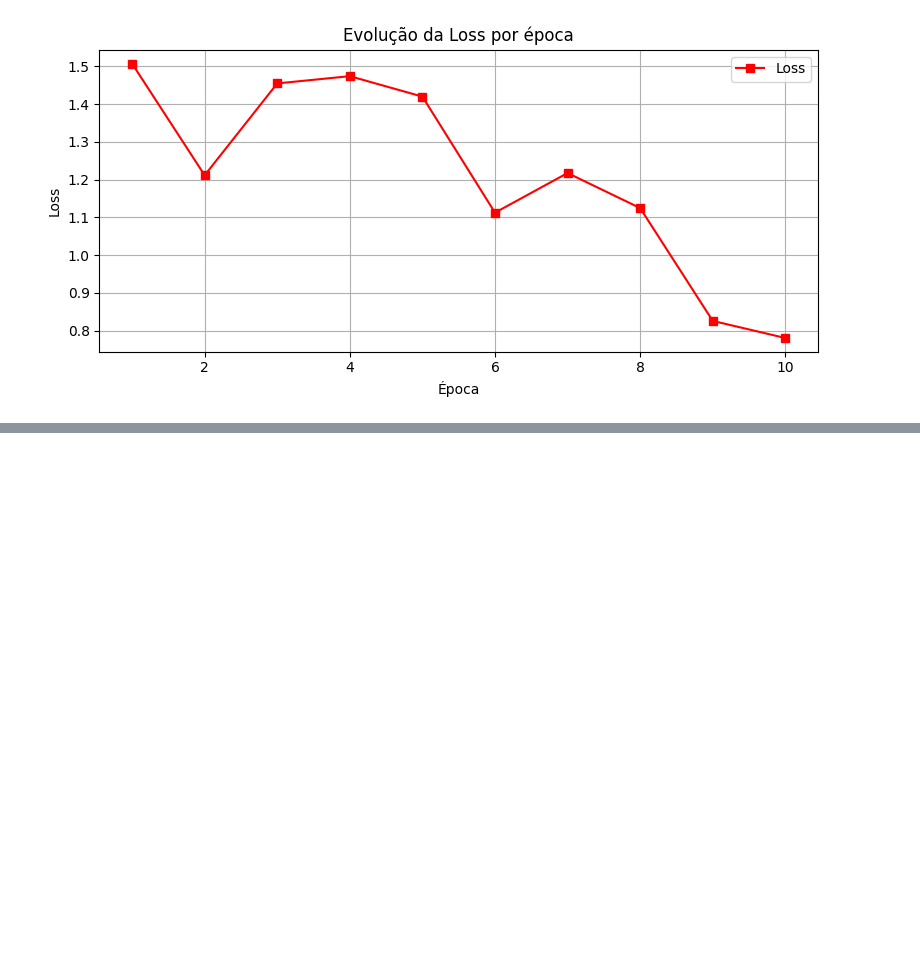
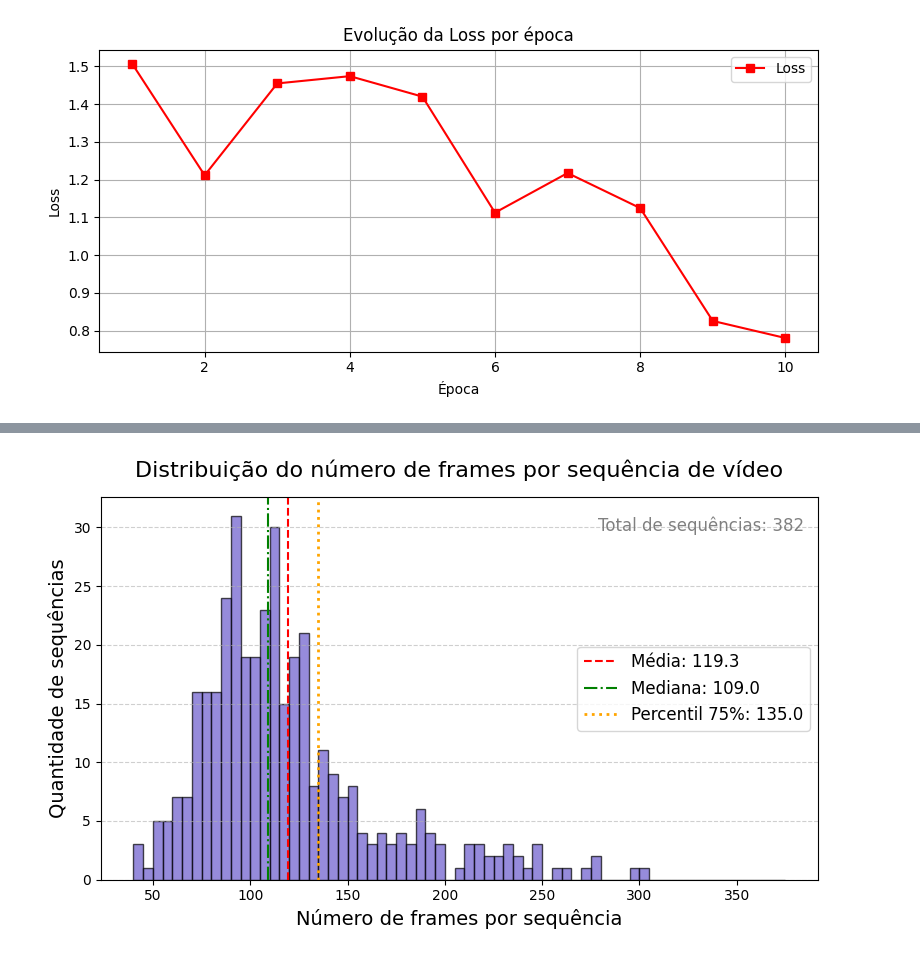
Before and after one commit to Alinevguarisi/tcc, a Jupyter notebook: train_model.ipynb, the cells around one changed output, grey strips where cells are left out. Drawn from its saved outputs; the diff is of its cells as text; code cells hidden in the pictures; blank space fills up the shorter version.

```diff
--- a/train_model.ipynb
+++ b/train_model.ipynb
@@ -318,3 +314,74 @@ plt.tight_layout()
 plt.show()
 # %% [output]
 [figure]
+# %%
+import os
+import pandas as pd
+from glob import glob
+import matplotlib.pyplot as plt
+import numpy as np
+
+# Caminho das sequências processadas
+base_path = r'D:\Everaldo\Pictures\temp_gestures_dataset'
+
+data = []
+for gesture in sorted(os.listdir(base_path)):
+    gesture_path = os.path.join(base_path, gesture)
+    if not os.path.isdir(gesture_path):
+        continue
+    for sequence in sorted(os.listdir(gesture_path)):
+        seq_path = os.path.join(gesture_path, sequence, "raw")
+        if not os.path.isdir(seq_path):
+            continue
+        # Conta os arquivos de frame na subpasta 'raw'
+        frame_files = [f for f in os.listdir(seq_path) if f.endswith('.jpg') or f.endswith('.png')]
+        data.append({
+            "gesture": gesture,
+            "sequence": sequence,
+            "num_frames": len(frame_files)
+        })
+
+# Converte para DataFrame
+df = pd.DataFrame(data)
+df.to_csv("distribuicao_frames.csv", index=False)
+print(df.describe())
+
+# Supondo que df['num_frames'] já foi definido como no script anterior
+num_frames = df["num_frames"]
+
+plt.figure(figsize=(8, 5))
+bins = np.arange(num_frames.min(), num_frames.max() + 2, 5)  # Intervalos de 5 frames
+
+# Plot histograma
+plt.hist(num_frames, bins=bins, color='slateblue', edgecolor='black', alpha=0.7)
+
+# Linhas da média e mediana
+mean = num_frames.mean()
+median = num_frames.median()
+plt.axvline(mean, color='red', linestyle='--', label=f'Média: {mean:.1f}')
+plt.axvline(median, color='green', linestyle='-.', label=f'Mediana: {median:.1f}')
+
+# Linha do percentil 75%
+p75 = num_frames.quantile(0.75)
+plt.axvline(p75, color='orange', linestyle=':', linewidth=2, label=f'Percentil 75%: {p75:.1f}')
+
+# Títulos e labels com fonte maior
+plt.title("Distribuição do número de frames por sequência de vídeo", fontsize=16, pad=15)
+plt.xlabel("Número de frames por sequência", fontsize=14)
+plt.ylabel("Quantidade de sequências", fontsize=14)
+
+# Grade discreta
+plt.grid(axis='y', linestyle='--', alpha=0.6)
+
+# Legenda
+plt.legend(fontsize=12)
+
+# Notas no gráfico
+plt.annotate(f'Total de sequências: {len(num_frames)}',
+             xy=(0.98, 0.95), xycoords='axes fraction',
+             ha='right', va='top', fontsize=12, color='gray')
+
+plt.tight_layout()
+plt.savefig("distribuicao_frames_hist.png", dpi=300, bbox_inches='tight')
+plt.show()
+# %% [output]
@@ -320,0 +397 @@ plt.show()
+[figure, added]
```
Also changed, not shown: parts of 12 cells of this notebook, 4 other files.
